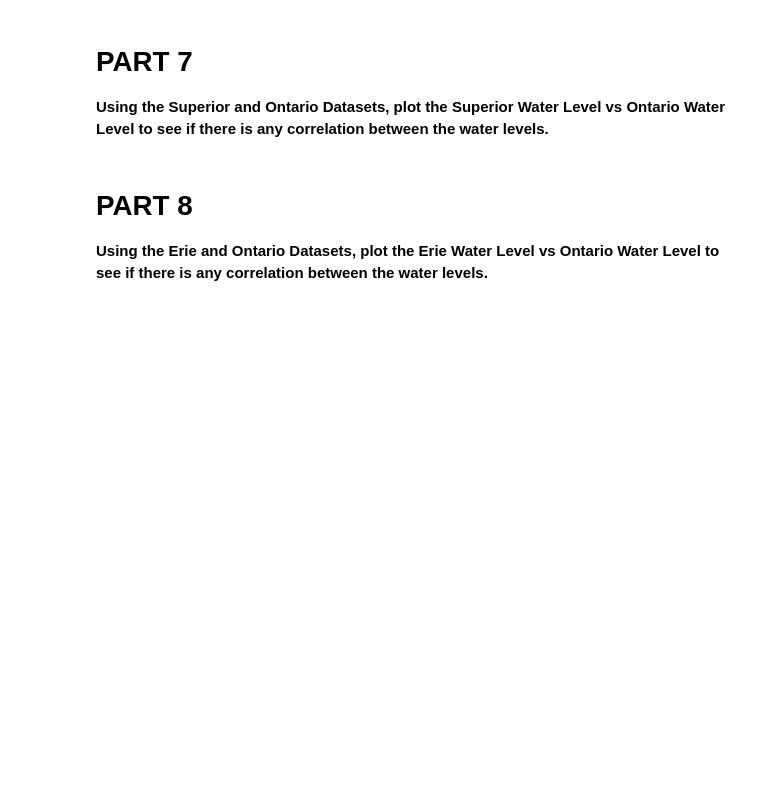
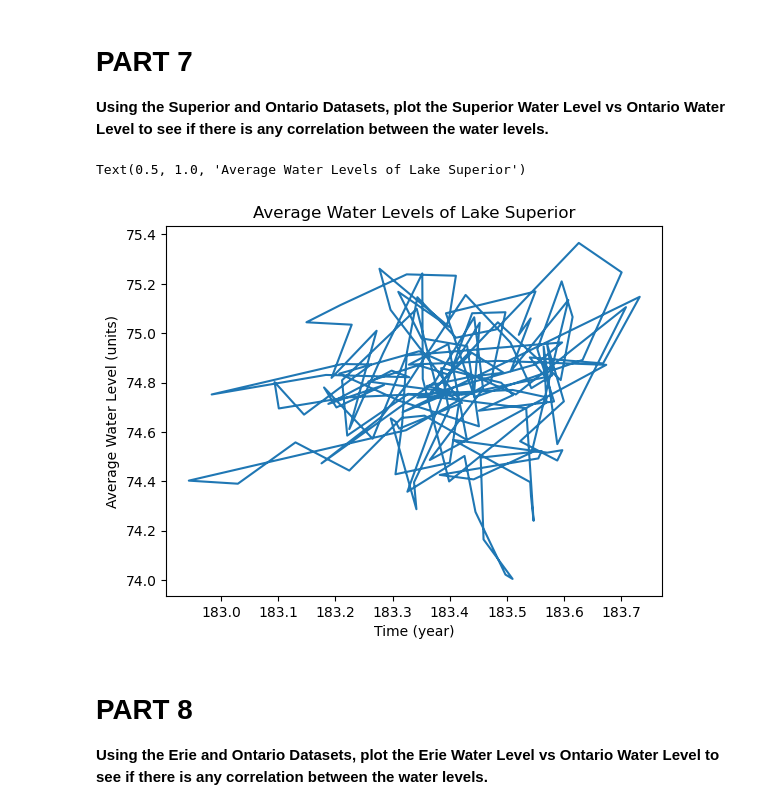
Before and after one commit to conley37/CMSE202_Git_Started, a Jupyter notebook: Great_Lakes_and_Grand_River.ipynb, the cells around one changed output. Saved outputs shown, nothing was run; the diff lists cells and outputs as text; code cells hidden in the pictures; blank space fills up the shorter version.

```diff
--- a/Great_Lakes_and_Grand_River.ipynb
+++ b/Great_Lakes_and_Grand_River.ipynb
@@ -82,3 +80,16 @@ plt.title('Average Water Levels of Lake Superior')
+# %%
+# Insert Code Here
+
+sup_df = pd.read_csv("data/sup.csv")
+ont_df = pd.read_csv("data/ont.csv")
+
+plt.plot(sup_df['AnnAvg'], ont_df['AnnAvg'])
+plt.xlabel('Time (year)')
+plt.ylabel('Average Water Level (units)')
+plt.title('Average Water Levels of Lake Superior')
+# %% [output]
+Text(0.5, 1.0, 'Average Water Levels of Lake Superior')
+[figure, added]
 # %% [markdown]
 # PART 8
 
```
Also changed, not shown: parts of 1 cell of this notebook.
